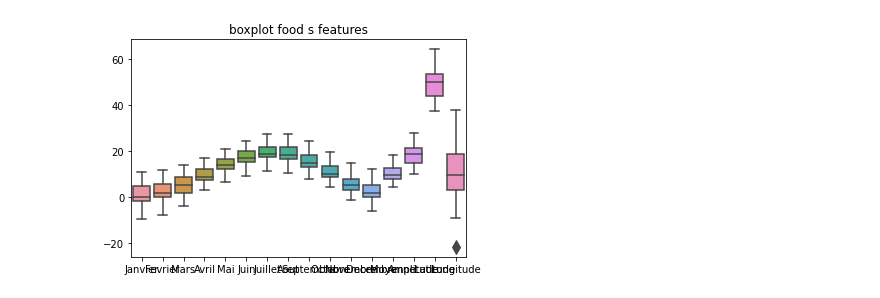
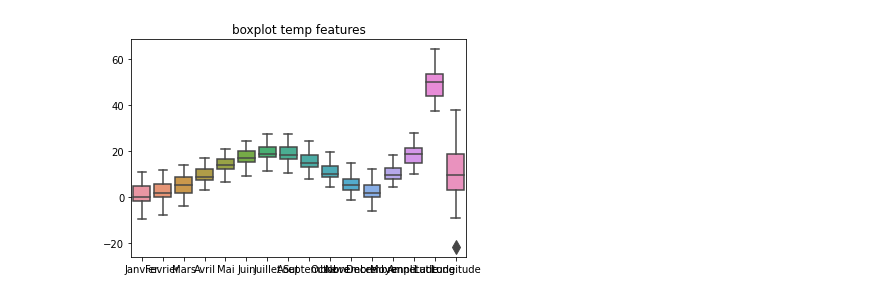
Before and after one commit to Esbrouffes/MLChall1, a Jupyter notebook: Challenge_max.ipynb, the cells around one changed output. Drawn from its saved outputs; the diff is of its cells as text; code cells hidden in the pictures.

```diff
--- a/Challenge_max.ipynb
+++ b/Challenge_max.ipynb
@@ -48,9 +29,9 @@ print(temp)
 # %%
-# Boxplot for food
+# Boxplot for temp
 plt.figure()
-plt.title('boxplot food s features')
+plt.title('boxplot temp features')
 temp_box=sns.boxplot(data=temp,fliersize=10)   # fliersize is the size used to indicate the outliers
 plt.show()
 # %% [output]
-[figure, old version]
+[figure, new version]
 # %%
```
Also changed, not shown: parts of 24 cells of this notebook.
